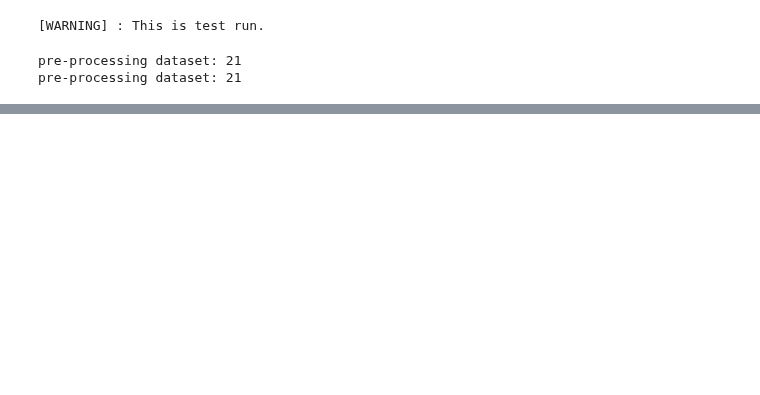
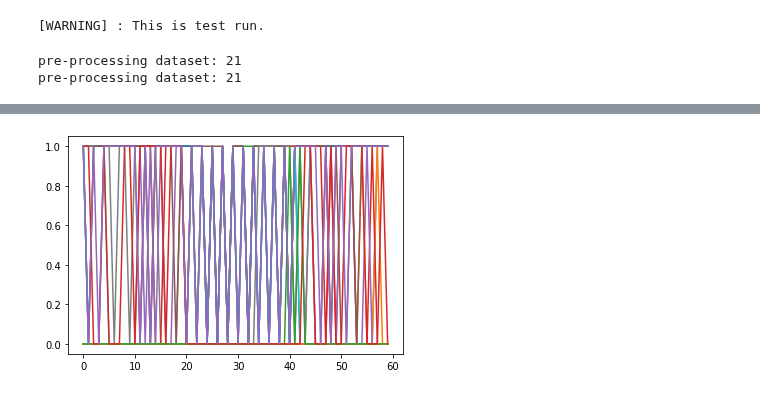
Before and after one commit to ArefMq/action-recognition-via-snn, a Jupyter notebook: synapse_test.ipynb, the cells around one changed output, grey strips where cells are left out. Saved outputs shown, nothing was run; the diff lists cells and outputs as text; code cells hidden in the pictures; blank space fills up the shorter version.

```diff
--- a/synapse_test.ipynb
+++ b/synapse_test.ipynb
@@ -356,0 +371,6 @@ Final Test Accuracy=19.20%
+# %%
+for i in range(25):
+    plt.plot(network2.layers[1].spk_rec_hist[0, :, i])
+plt.show()
+# %% [output]
+[figure, added]
```
Also changed, not shown: parts of 5 cells of this notebook, 10 other files.
